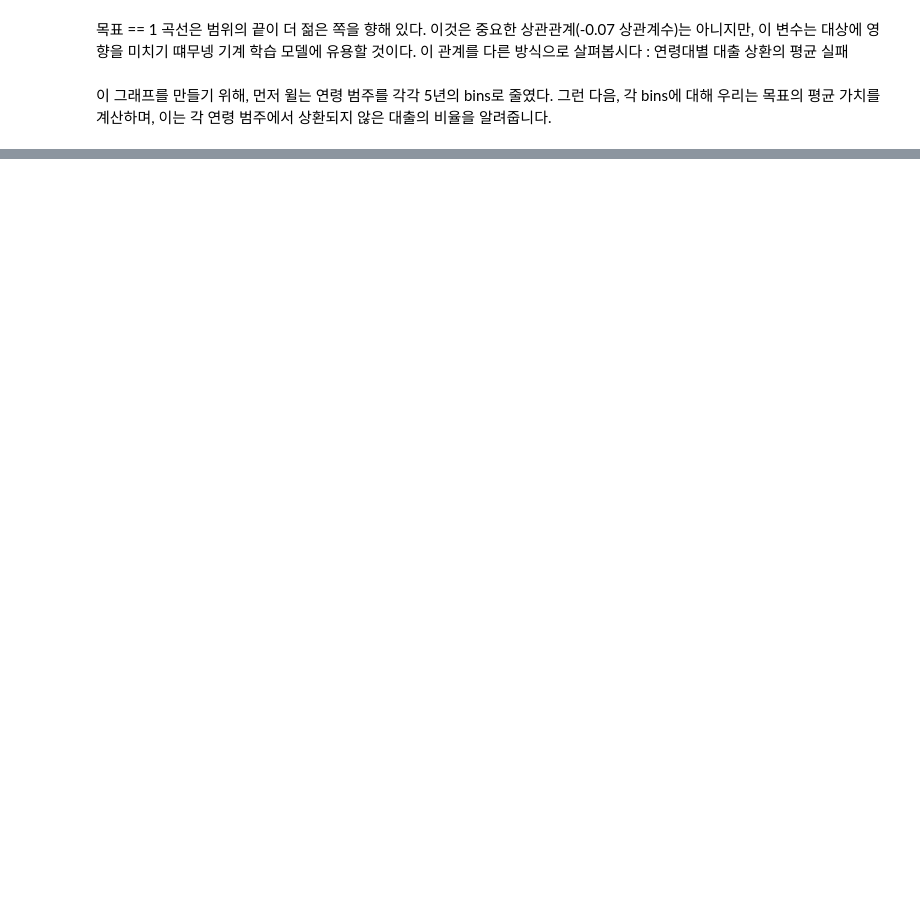
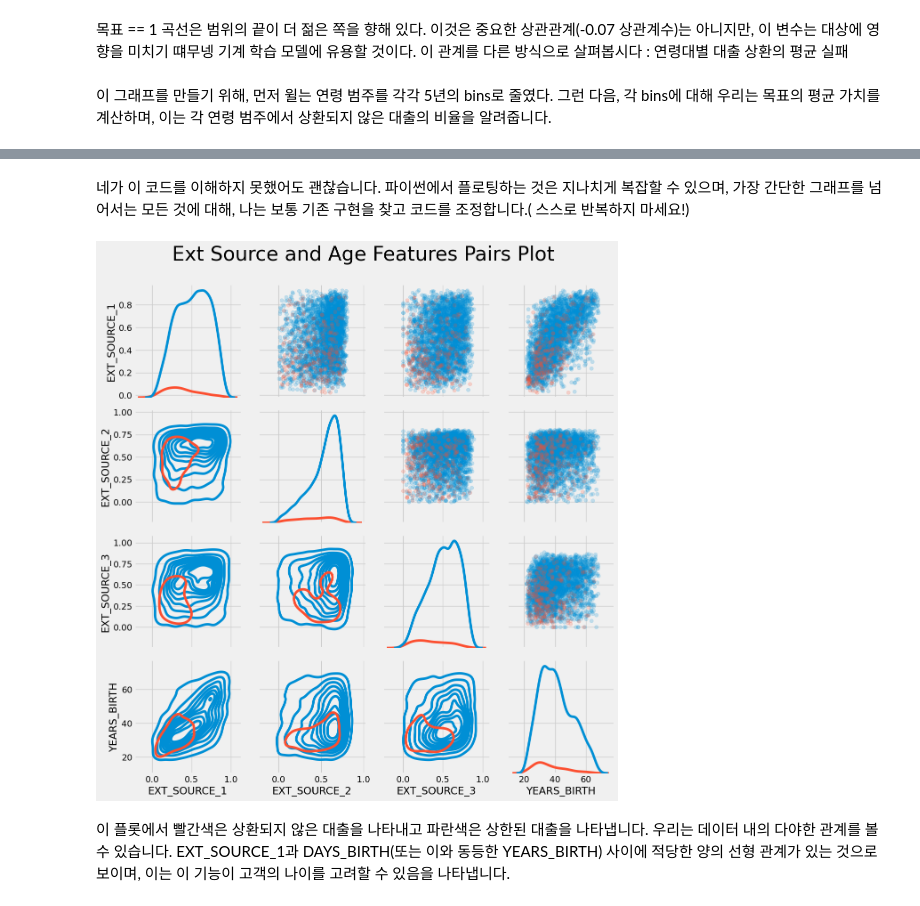
Before and after one commit to Ojung-ii/Kaggle_transcription, a Jupyter notebook: Home Credit Default Risk Competition/Home Credit Default Risk Competition.ipynb, the cells around one changed output, grey strips where cells are left out. Drawn from its saved outputs; the diff is of its cells as text; code cells hidden in the pictures; blank space fills up the shorter version.

```diff
--- a/Home Credit Default Risk Competition/Home Credit Default Risk Competition.ipynb
+++ b/Home Credit Default Risk Competition/Home Credit Default Risk Competition.ipynb
@@ -426,0 +537,40 @@ age_data = app_train
+# %% [markdown]
+네가 이 코드를 이해하지 못했어도 괜찮습니다. 파이썬에서 플로팅하는 것은 지나치게 복잡할 수 있으며, 가장 간단한 그래프를 넘어서는 모든 것에 대해, 나는 보통 기존 구현을 찾고 코드를 조정합니다.( 스스로 반복하지 마세요!)
+# %%
+# Copy the data for plotting
+plot_data = ext_data.drop(columns = ["DAYS_BIRTH"]).copy()
+
+# Add in the age of the client in years
+plot_data["YEARS_BIRTH"] = age_data["YEARS_BIRTH"]
+
+# Drop na values and limit to first 10000 rows
+plot_data = plot_data.dropna().loc[:10000,:]
+
+# Function to calculate corraltion coefficient between two columns
+def corr_func(x,y, **kwargs):
+    r = np.corrcoef(x,y)[0][1]
+    ax = plt.gca()
+    ax.annotate('r = {:.2f}'.format(r),
+               xy=(.2, .8), xycoords=ax.transAxes,
+               size = 28)
+
+
+# Create the pairgird object
+grid = sns.PairGrid(data = plot_data ,height = 3, diag_sharey = False,
+                   hue = 'TARGET',
+                   vars = [x for x in list(plot_data.columns) if x !='TARGET'])
+
+# Upper is a scatter plot
+grid.map_upper(plt.scatter, alpha = 0.2)
+
+# Diagonal is a histogram
+grid.map_diag(sns.kdeplot)
+
+# Bottom is density plot
+grid.map_lower(sns.kdeplot, cmap = plt.cm.OrRd_r)
+
+plt.suptitle('Ext Source and Age Features Pairs Plot', fontsize = 32, y = 1.05);
+# %% [output]
+[figure, added]
+# %% [markdown]
+이 플롯에서 빨간색은 상환되지 않은 대출을 나타내고 파란색은 상한된 대출을 나타냅니다. 우리는 데이터 내의 다야한 관계를 볼 수 있습니다. EXT_SOURCE_1과 DAYS_BIRTH(또는 이와 동등한 YEARS_BIRTH) 사이에 적당한 양의 선형 관계가 있는 것으로 보이며, 이는 이 기능이 고객의 나이를 고려할 수 있음을 나타냅니다.
```
Also changed, not shown: parts of 76 cells of this notebook.
